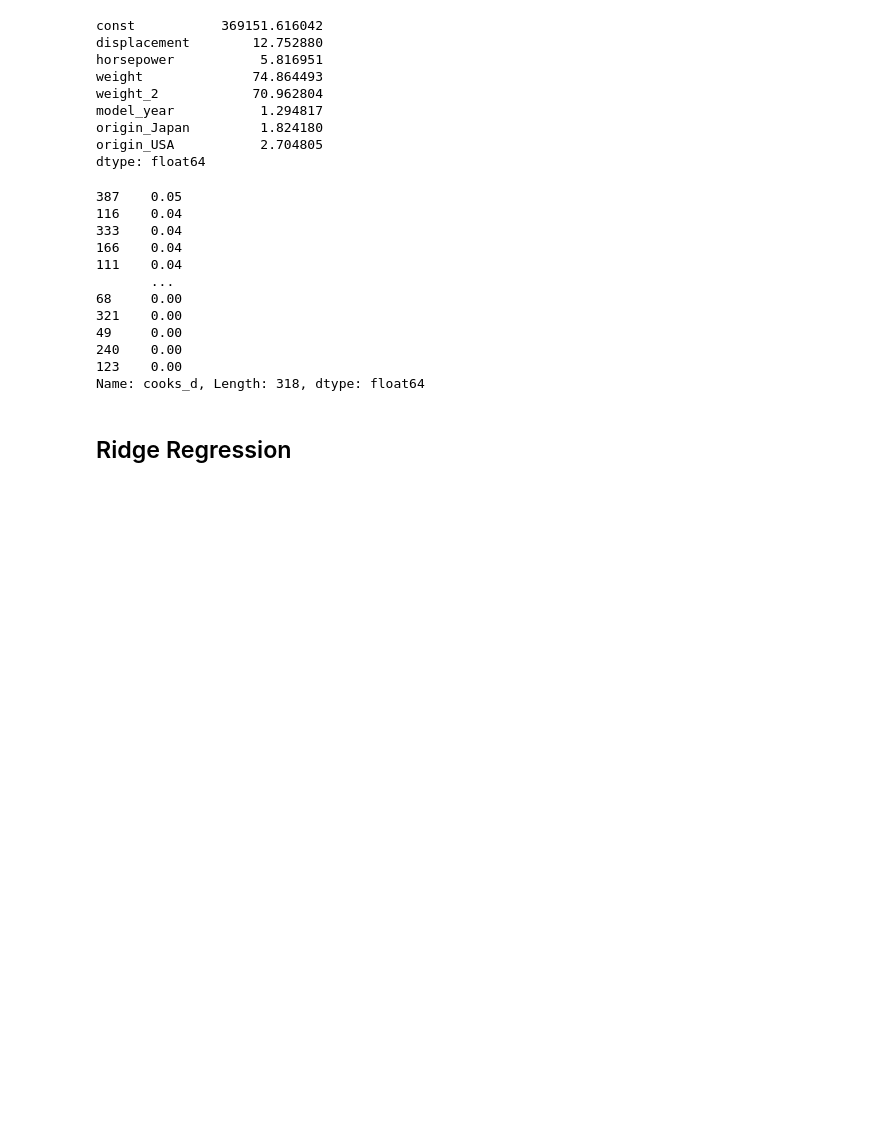
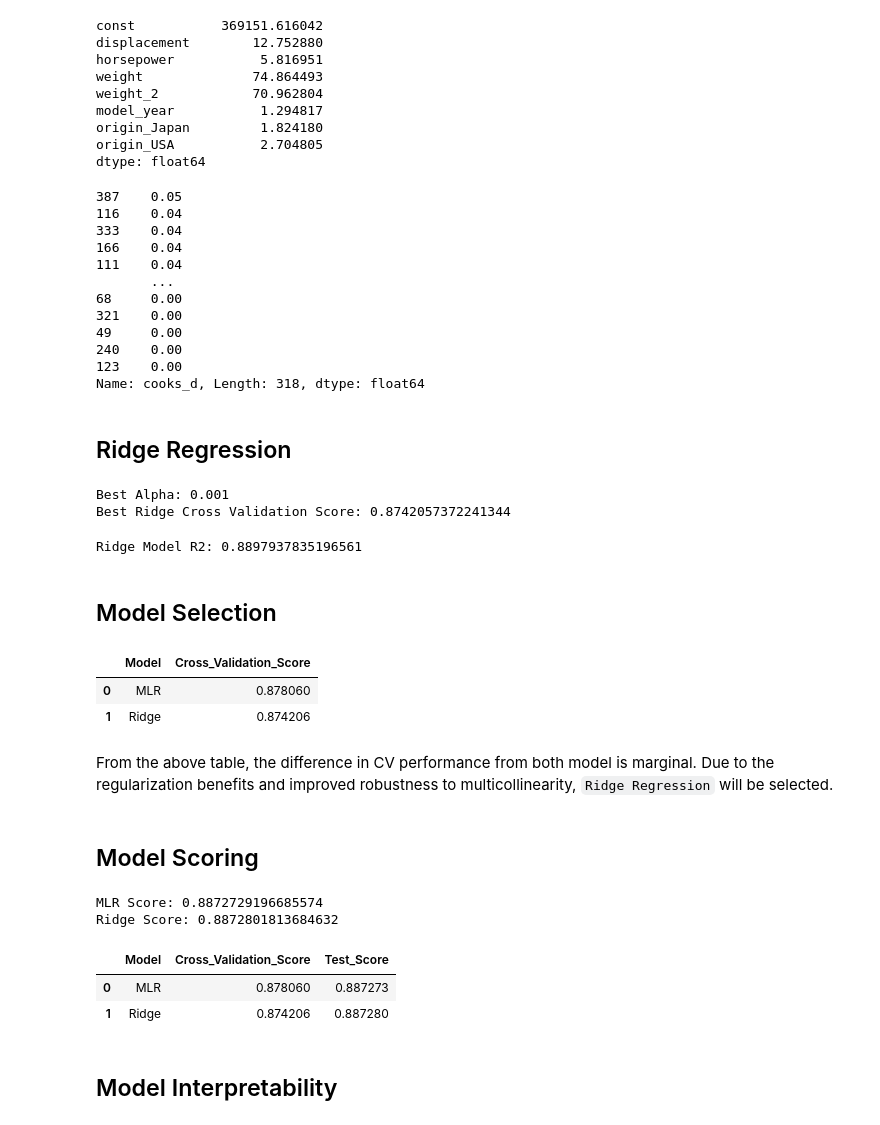
Before and after one commit to GeorgeScriptt/Vehicle-Fuel-Efficiency-Prediction, a Jupyter notebook: Vehicle-Fuel-Efficiency-Analysis-and-Modelling.ipynb, the cells around one changed output. Cells and saved outputs as stored; diff of their text form; code cells hidden in the pictures; blank space fills up the shorter version.

Commit message:
Built and tune alhpa hyperparameter for ridge regression, and performed the final model score

```diff
--- a/Vehicle-Fuel-Efficiency-Analysis-and-Modelling.ipynb
+++ b/Vehicle-Fuel-Efficiency-Analysis-and-Modelling.ipynb
@@ -518,0 +531,64 @@ Name: cooks_d, Length: 318, dtype: float64
+# %%
+# Cross validation usiong RidgeCV
+n_alphas = 200
+alphas = 10 ** np.linspace(-3, 3, n_alphas)
+
+ridge_cross = RidgeCV(alphas=alphas, cv=5)
+ridge_cross.fit(X_train_std, y_train)
+
+# Print best alpha value and score
+print(f"Best Alpha: {ridge_cross.alpha_}")
+print(f"Best Ridge Cross Validation Score: {ridge_cross.best_score_}")
+# %% [output]
+Best Alpha: 0.001
+Best Ridge Cross Validation Score: 0.8742057372241344
+# %%
+# fitting a ridge model with the best alpha value
+
+ridge_model = Ridge(alpha=0.001)
+ridge_model.fit(X_train_std, y_train)
+
+print(f"Ridge Model R2: {ridge_model.score(X_train_std, y_train)}")
+# %% [output]
+Ridge Model R2: 0.8897937835196561
+# %% [markdown]
+## Model Selection
+# %%
+mlr_cv_score = np.mean(r2_scores)
+ridge_cv_score = ridge_cross.best_score_
+# %%
+model_score = pd.DataFrame({
+    "Model":["MLR", "Ridge"],
+    "Cross_Validation_Score":[mlr_cv_score, ridge_cv_score]
+})
+
+model_score
+# %% [output]
+|  | Model | Cross_Validation_Score |
+| 0 | MLR | 0.878060 |
+| 1 | Ridge | 0.874206 |
+# %% [markdown]
+From the above table, the difference in CV performance from both model is marginal. Due to the regularization benefits and improved robustness to multicollinearity, `Ridge Regression` will be selected.
+# %% [markdown]
+## Model Scoring
+# %%
+mlr_test_score = r2(y_test, multi_model.predict(sm.add_constant(X_test)))
+ridge_test_score = ridge_model.score(X_test_std, y_test)
+
+print(f"MLR Score: {mlr_test_score}")
+print(f"Ridge Score: {ridge_test_score}")
+# %% [output]
+MLR Score: 0.8872729196685574
+Ridge Score: 0.8872801813684632
+# %%
+model_score = model_score.assign(
+    Test_Score=[mlr_test_score, ridge_test_score]
+)
+
+model_score
+# %% [output]
+|  | Model | Cross_Validation_Score | Test_Score |
+| 0 | MLR | 0.878060 | 0.887273 |
+| 1 | Ridge | 0.874206 | 0.887280 |
+# %% [markdown]
+## Model Interpretability
```
Also changed, not shown: parts of 8 cells of this notebook.
